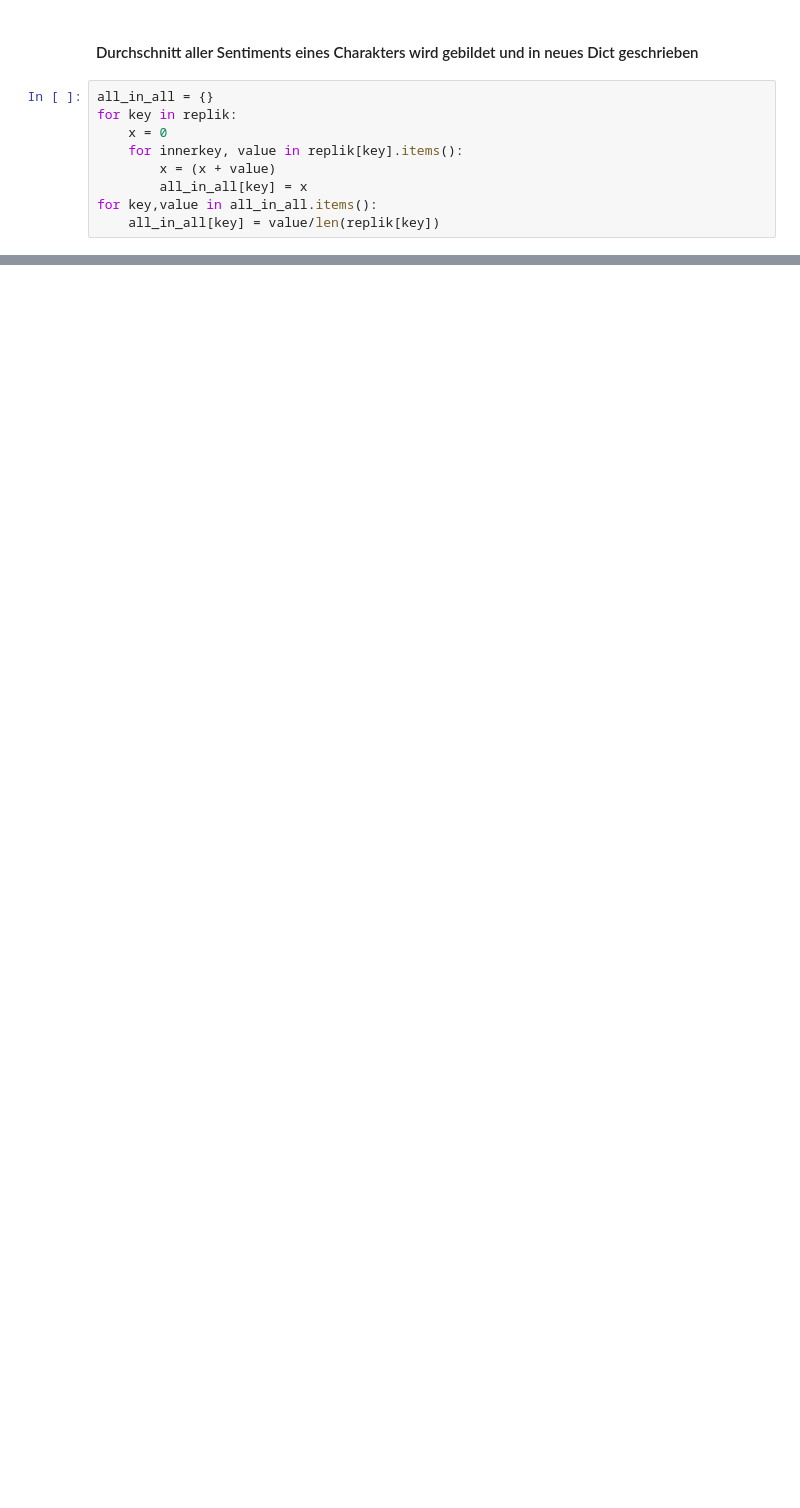
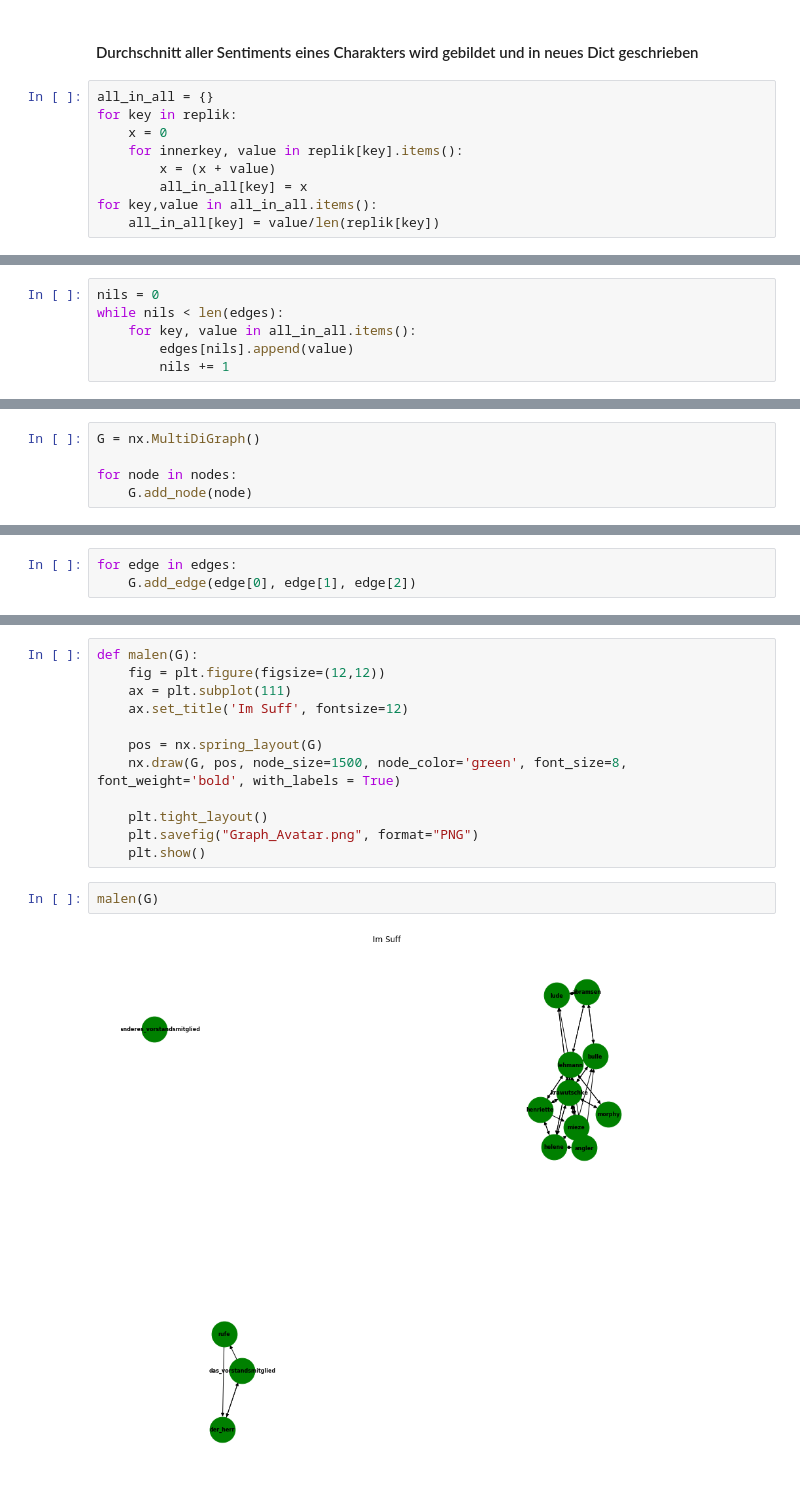
Before and after one commit to peasypi/Figurennetzwerke, a Jupyter notebook: WhereTheMagicHappens.ipynb, the cells around one changed output, grey strips where cells are left out. Cells and saved outputs as stored; diff of their text form; blank space fills up the shorter version.

```diff
--- a/WhereTheMagicHappens.ipynb
+++ b/WhereTheMagicHappens.ipynb
@@ -277,0 +299,6 @@ all_in_all
+# %%
+nils = 0
+while nils < len(edges):
+    for key, value in all_in_all.items():
+        edges[nils].append(value)
+        nils += 1
@@ -277,0 +330,5 @@ all_in_all
+# %%
+G = nx.MultiDiGraph()
+
+for node in nodes:
+    G.add_node(node)
@@ -277,0 +339,3 @@ all_in_all
+# %%
+for edge in edges:
+    G.add_edge(edge[0], edge[1], edge[2])
@@ -277,0 +346,16 @@ all_in_all
+# %%
+def malen(G):
+    fig = plt.figure(figsize=(12,12))
+    ax = plt.subplot(111)
+    ax.set_title('Im Suff', fontsize=12)
+
+    pos = nx.spring_layout(G)
+    nx.draw(G, pos, node_size=1500, node_color='green', font_size=8, font_weight='bold', with_labels = True)
+
+    plt.tight_layout()
+    plt.savefig("Graph_Avatar.png", format="PNG")
+    plt.show()
+# %%
+malen(G)
+# %% [output]
+[figure, added]
```
Also changed, not shown: parts of 18 cells of this notebook.
